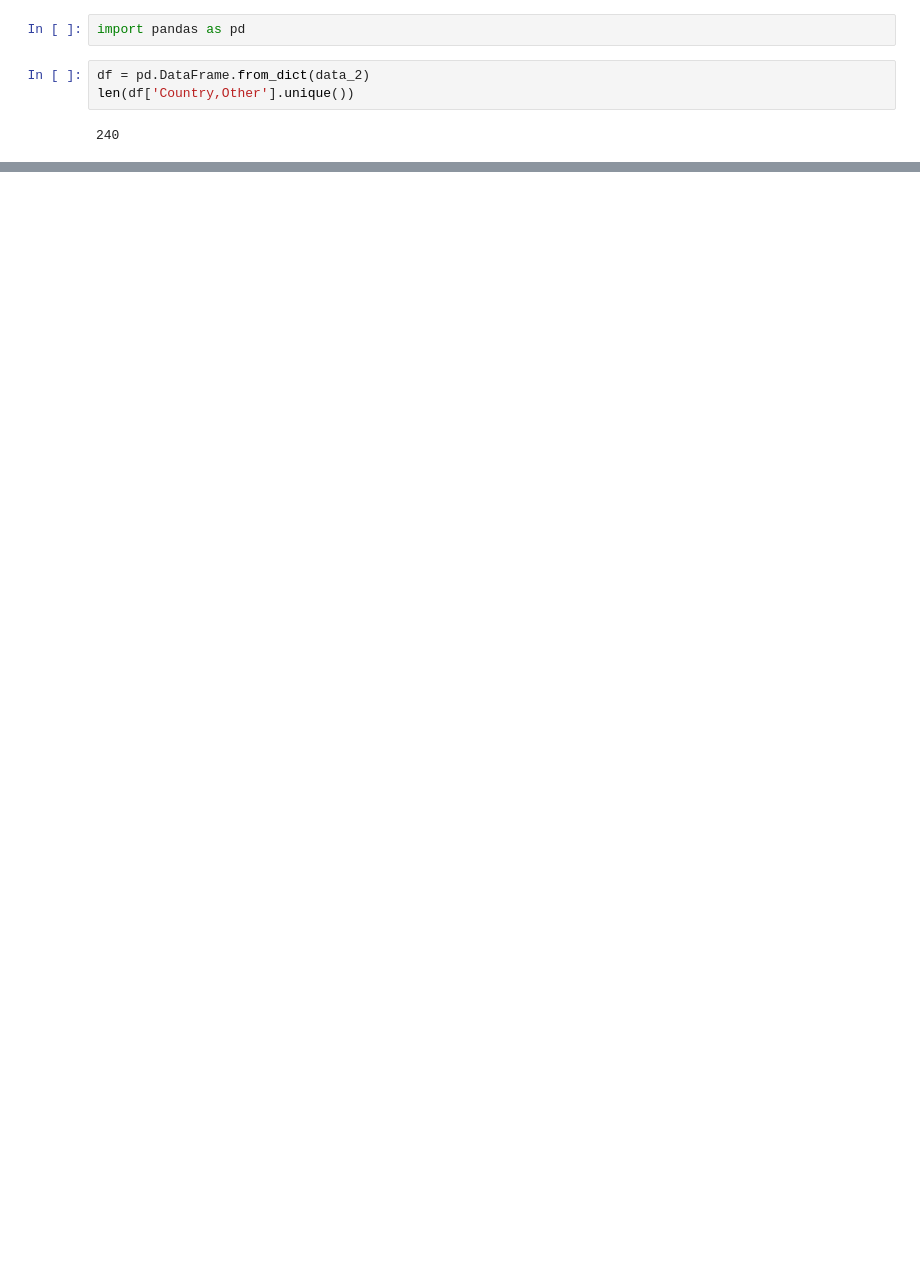
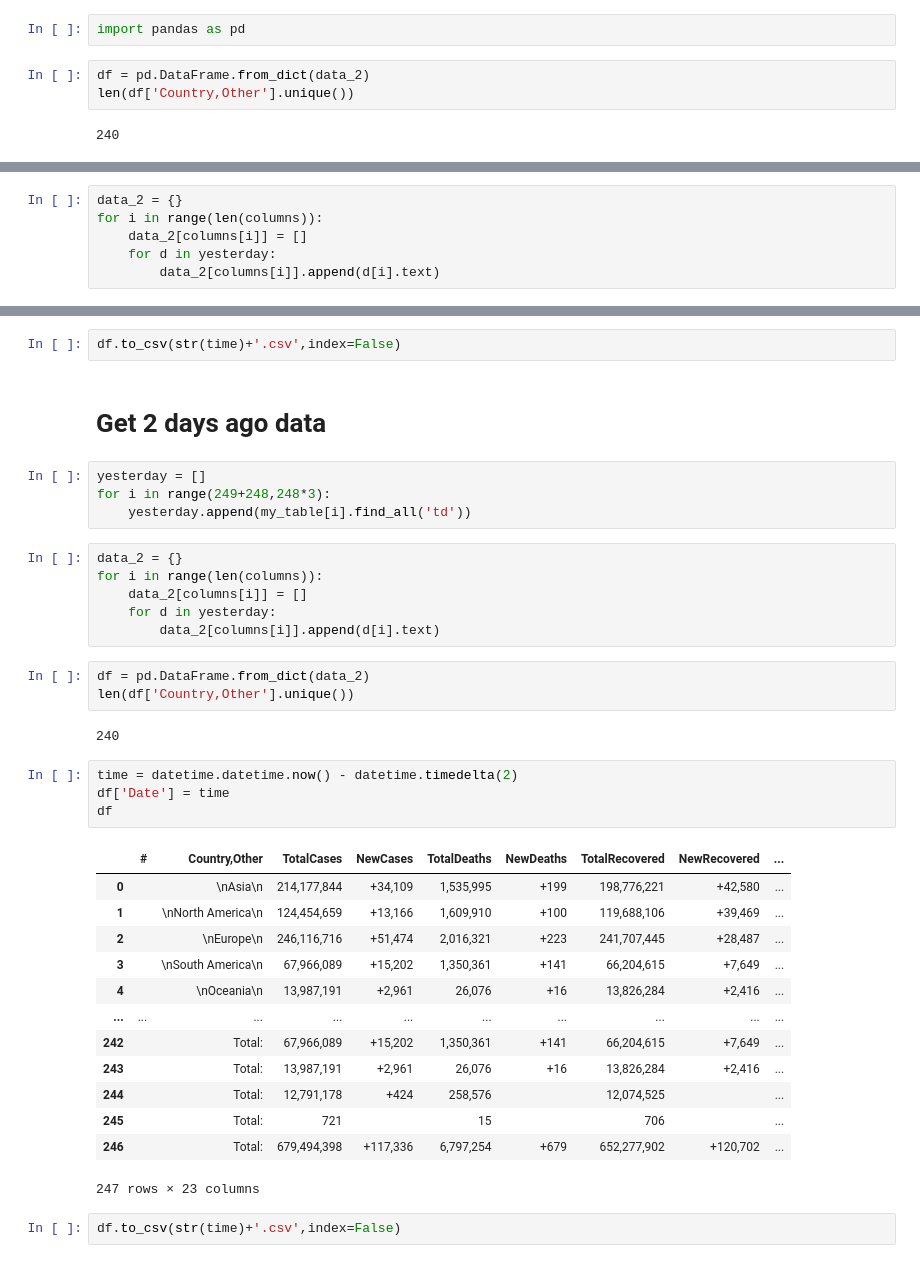
Before and after one commit to daongochoa2002/Lab1-Data-Visualization, a Jupyter notebook: Crawl.ipynb, the cells around one changed output, grey strips where cells are left out. Drawn from its saved outputs; the diff is of its cells as text; blank space fills up the shorter version.

```diff
--- a/Crawl.ipynb
+++ b/Crawl.ipynb
@@ -73,0 +87,6 @@ df.to_csv('data-26-Feb.csv',index=False)
+# %%
+data_2 = {}
+for i in range(len(columns)):
+    data_2[columns[i]] = []
+    for d in yesterday:
+        data_2[columns[i]].append(d[i].text)
@@ -73,0 +116,39 @@ df.to_csv('data-26-Feb.csv',index=False)
+# %%
+df.to_csv(str(time)+'.csv',index=False)
+# %% [markdown]
+# Get 2 days ago data
+# %%
+yesterday = []
+for i in range(249+248,248*3):
+    yesterday.append(my_table[i].find_all('td'))
+# %%
+data_2 = {}
+for i in range(len(columns)):
+    data_2[columns[i]] = []
+    for d in yesterday:
+        data_2[columns[i]].append(d[i].text)
+# %%
+df = pd.DataFrame.from_dict(data_2)
+len(df['Country,Other'].unique())
+# %% [output]
+240
+# %%
+time = datetime.datetime.now() - datetime.timedelta(2)
+df['Date'] = time
+df
+# %% [output]
+|  | # | Country,Other | TotalCases | NewCases | TotalDeaths | NewDeaths | TotalRecovered | NewRecovered | ... |
+| 0 |  | \nAsia\n | 214,177,844 | +34,109 | 1,535,995 | +199 | 198,776,221 | +42,580 | ... |
+| 1 |  | \nNorth America\n | 124,454,659 | +13,166 | 1,609,910 | +100 | 119,688,106 | +39,469 | ... |
+| 2 |  | \nEurope\n | 246,116,716 | +51,474 | 2,016,321 | +223 | 241,707,445 | +28,487 | ... |
+| 3 |  | \nSouth America\n | 67,966,089 | +15,202 | 1,350,361 | +141 | 66,204,615 | +7,649 | ... |
+| 4 |  | \nOceania\n | 13,987,191 | +2,961 | 26,076 | +16 | 13,826,284 | +2,416 | ... |
+| ... | ... | ... | ... | ... | ... | ... | ... | ... | ... |
+| 242 |  | Total: | 67,966,089 | +15,202 | 1,350,361 | +141 | 66,204,615 | +7,649 | ... |
+| 243 |  | Total: | 13,987,191 | +2,961 | 26,076 | +16 | 13,826,284 | +2,416 | ... |
+| 244 |  | Total: | 12,791,178 | +424 | 258,576 |  | 12,074,525 |  | ... |
+| 245 |  | Total: | 721 |  | 15 |  | 706 |  | ... |
+| 246 |  | Total: | 679,494,398 | +117,336 | 6,797,254 | +679 | 652,277,902 | +120,702 | ... |
+247 rows × 23 columns
+# %%
+df.to_csv(str(time)+'.csv',index=False)
```
Also changed, not shown: parts of 11 cells of this notebook, 4 other files.
